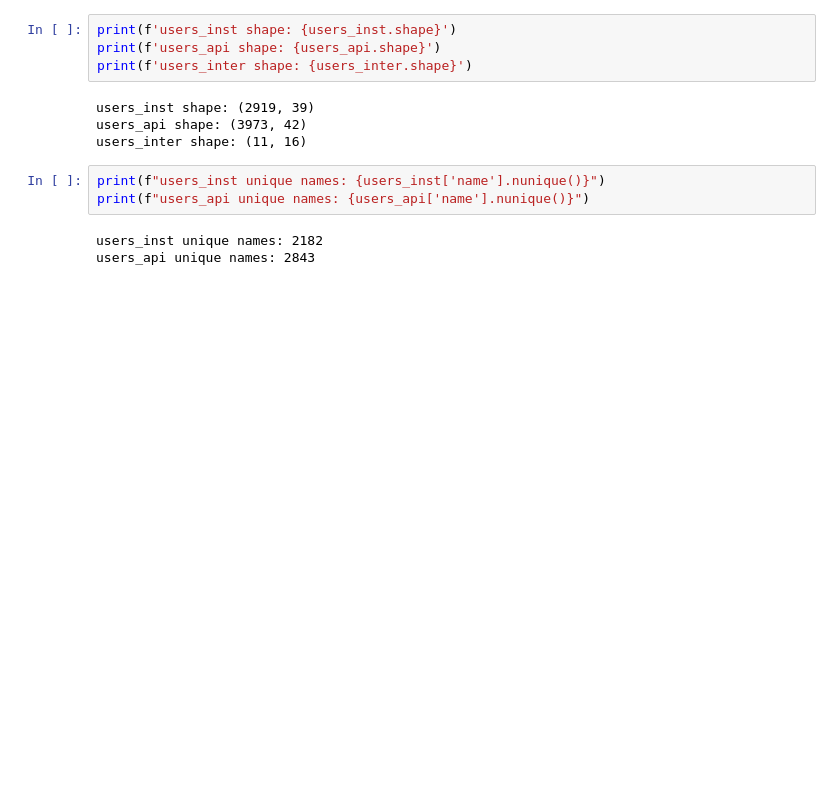
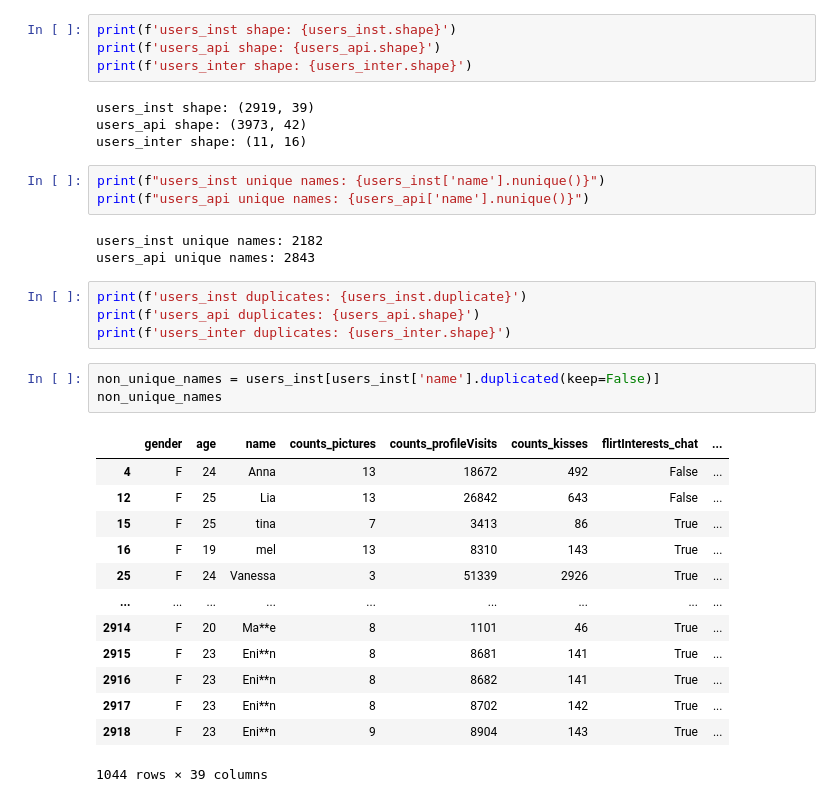
Before and after one commit to emonteiro27/dating-app, a Jupyter notebook: dating app analysis.ipynb, the cells around one changed output. Cells and saved outputs as stored; diff of their text form; blank space fills up the shorter version.

Commit message:
No duplicates in the 3 dfs

```diff
--- a/dating app analysis.ipynb
+++ b/dating app analysis.ipynb
@@ -57,3 +57,24 @@ print(f"users_api unique names: {users_api['name'].nunique()}")
 # %% [output]
 users_inst unique names: 2182
 users_api unique names: 2843
+# %%
+print(f'users_inst duplicates: {users_inst.duplicate}')
+print(f'users_api duplicates: {users_api.shape}')
+print(f'users_inter duplicates: {users_inter.shape}')
+# %%
+non_unique_names = users_inst[users_inst['name'].duplicated(keep=False)]
+non_unique_names
+# %% [output]
+|  | gender | age | name | counts_pictures | counts_profileVisits | counts_kisses | flirtInterests_chat | ... |
+| 4 | F | 24 | Anna | 13 | 18672 | 492 | False | ... |
+| 12 | F | 25 | Lia | 13 | 26842 | 643 | False | ... |
+| 15 | F | 25 | tina | 7 | 3413 | 86 | True | ... |
+| 16 | F | 19 | mel | 13 | 8310 | 143 | True | ... |
+| 25 | F | 24 | Vanessa | 3 | 51339 | 2926 | True | ... |
+| ... | ... | ... | ... | ... | ... | ... | ... | ... |
+| 2914 | F | 20 | Ma**e | 8 | 1101 | 46 | True | ... |
+| 2915 | F | 23 | Eni**n | 8 | 8681 | 141 | True | ... |
+| 2916 | F | 23 | Eni**n | 8 | 8682 | 141 | True | ... |
+| 2917 | F | 23 | Eni**n | 8 | 8702 | 142 | True | ... |
+| 2918 | F | 23 | Eni**n | 9 | 8904 | 143 | True | ... |
+1044 rows × 39 columns
```
Also changed, not shown: parts of 1 cell of this notebook.
